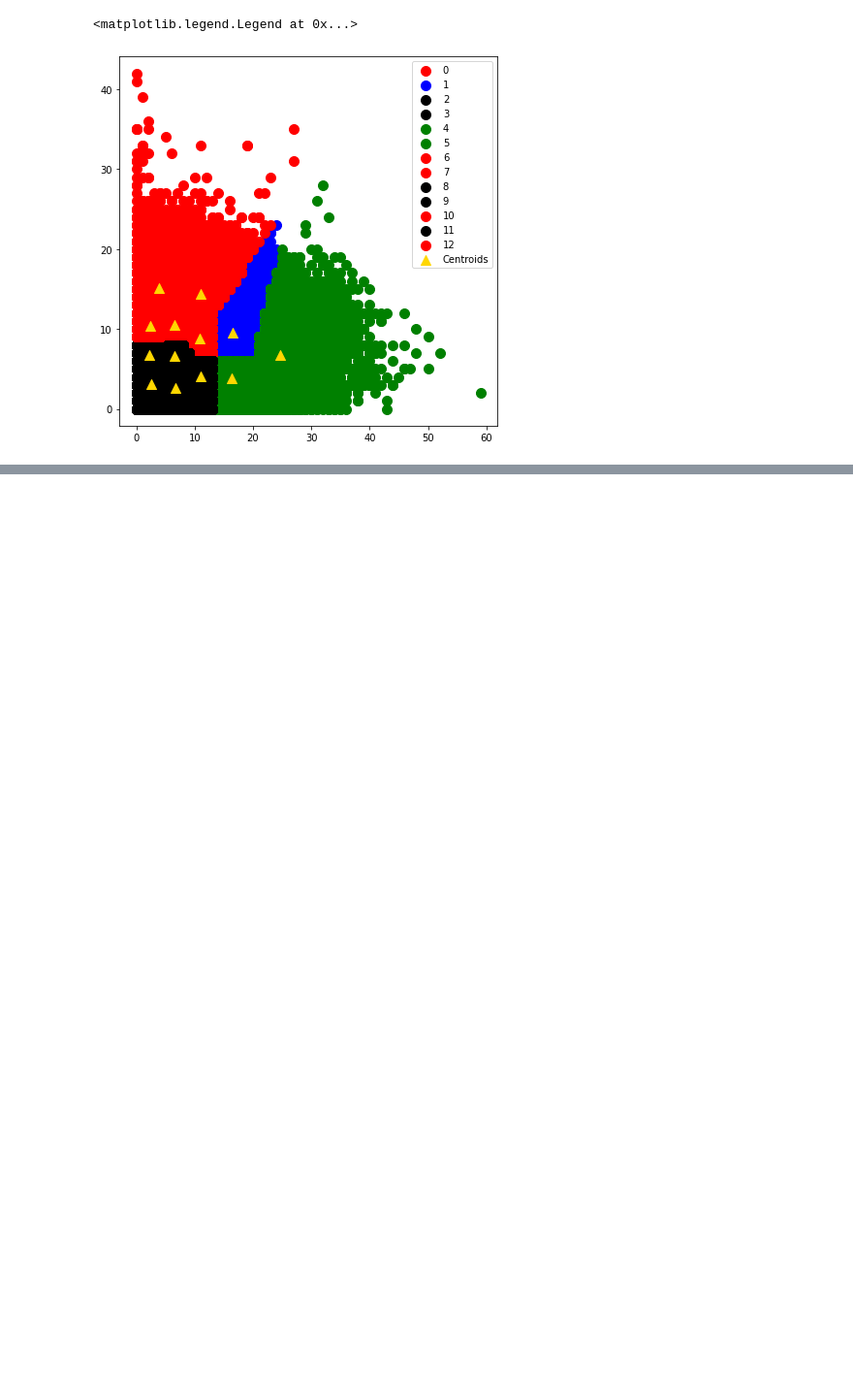
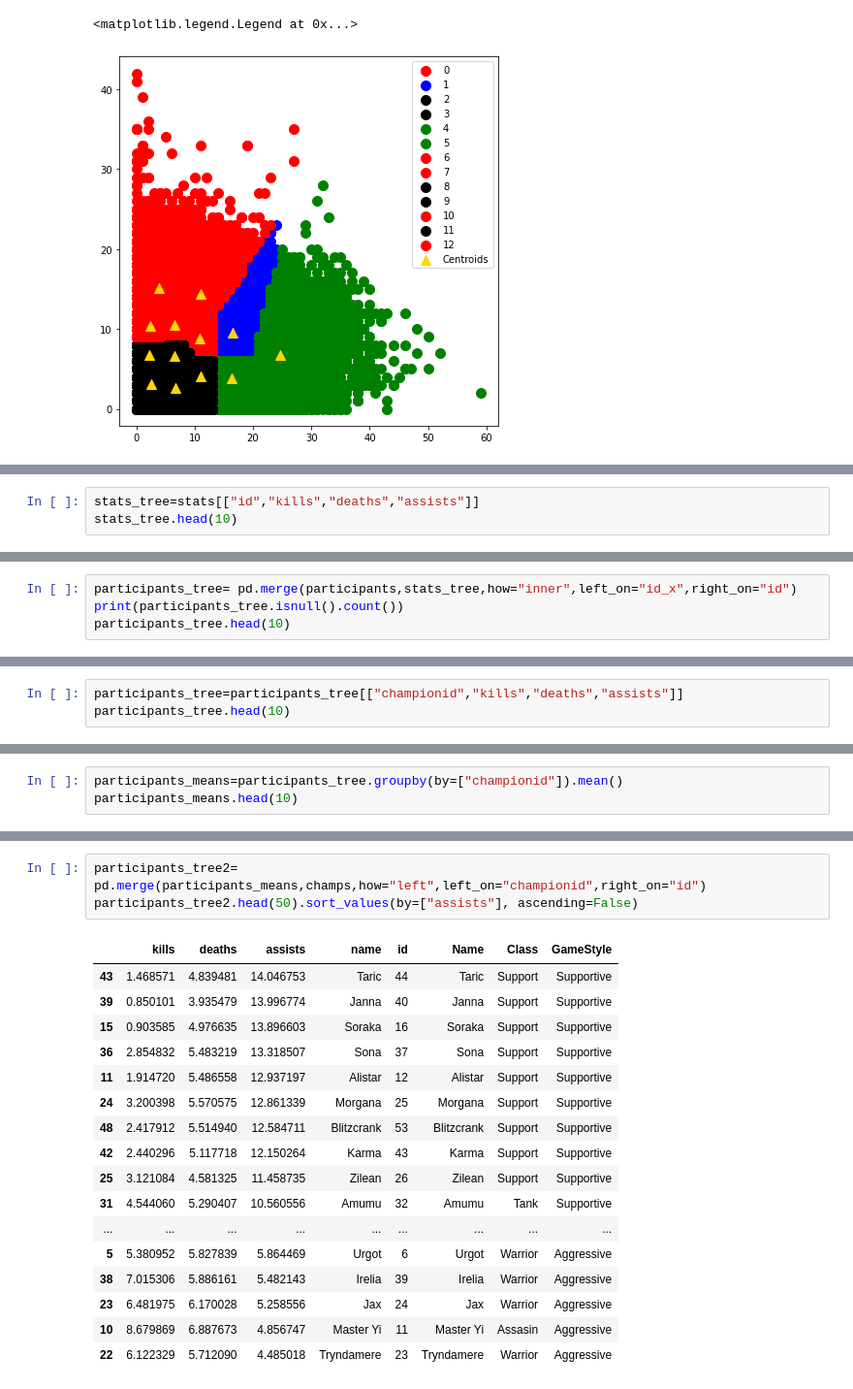
Before and after one commit to oguzhaneryigit/DataScience-LOL-Analysis, a Jupyter notebook: GuncelDataScience.ipynb, the cells around one changed output, grey strips where cells are left out. Shown at 97% size. Cells and saved outputs as stored; diff of their text form; blank space fills up the shorter version.

Commit message:
decision tree lol

```diff
--- a/GuncelDataScience.ipynb
+++ b/GuncelDataScience.ipynb
@@ -856,0 +877,3 @@ fig.colorbar(density, label='Number of points per pixel')
+# %%
+stats_tree=stats[["id","kills","deaths","assists"]]
+stats_tree.head(10)
@@ -856,0 +892,4 @@ fig.colorbar(density, label='Number of points per pixel')
+# %%
+participants_tree= pd.merge(participants,stats_tree,how="inner",left_on="id_x",right_on="id")
+print(participants_tree.isnull().count())
+participants_tree.head(10)
@@ -856,0 +926,3 @@ fig.colorbar(density, label='Number of points per pixel')
+# %%
+participants_tree=participants_tree[["championid","kills","deaths","assists"]]
+participants_tree.head(10)
@@ -856,0 +941,3 @@ fig.colorbar(density, label='Number of points per pixel')
+# %%
+participants_means=participants_tree.groupby(by=["championid"]).mean()
+participants_means.head(10)
@@ -856,0 +966,21 @@ fig.colorbar(density, label='Number of points per pixel')
+# %%
+participants_tree2= pd.merge(participants_means,champs,how="left",left_on="championid",right_on="id")
+participants_tree2.head(50).sort_values(by=["assists"], ascending=False)
+# %% [output]
+|  | kills | deaths | assists | name | id | Name | Class | GameStyle |
+| 43 | 1.468571 | 4.839481 | 14.046753 | Taric | 44 | Taric | Support | Supportive |
+| 39 | 0.850101 | 3.935479 | 13.996774 | Janna | 40 | Janna | Support | Supportive |
+| 15 | 0.903585 | 4.976635 | 13.896603 | Soraka | 16 | Soraka | Support | Supportive |
+| 36 | 2.854832 | 5.483219 | 13.318507 | Sona | 37 | Sona | Support | Supportive |
+| 11 | 1.914720 | 5.486558 | 12.937197 | Alistar | 12 | Alistar | Support | Supportive |
+| 24 | 3.200398 | 5.570575 | 12.861339 | Morgana | 25 | Morgana | Support | Supportive |
+| 48 | 2.417912 | 5.514940 | 12.584711 | Blitzcrank | 53 | Blitzcrank | Support | Supportive |
+| 42 | 2.440296 | 5.117718 | 12.150264 | Karma | 43 | Karma | Support | Supportive |
+| 25 | 3.121084 | 4.581325 | 11.458735 | Zilean | 26 | Zilean | Support | Supportive |
+| 31 | 4.544060 | 5.290407 | 10.560556 | Amumu | 32 | Amumu | Tank | Supportive |
+| ... | ... | ... | ... | ... | ... | ... | ... | ... |
+| 5 | 5.380952 | 5.827839 | 5.864469 | Urgot | 6 | Urgot | Warrior | Aggressive |
+| 38 | 7.015306 | 5.886161 | 5.482143 | Irelia | 39 | Irelia | Warrior | Aggressive |
+| 23 | 6.481975 | 6.170028 | 5.258556 | Jax | 24 | Jax | Warrior | Aggressive |
+| 10 | 8.679869 | 6.887673 | 4.856747 | Master Yi | 11 | Master Yi | Assasin | Aggressive |
+| 22 | 6.122329 | 5.712090 | 4.485018 | Tryndamere | 23 | Tryndamere | Warrior | Aggressive |
```
Also changed, not shown: parts of 16 cells of this notebook.
